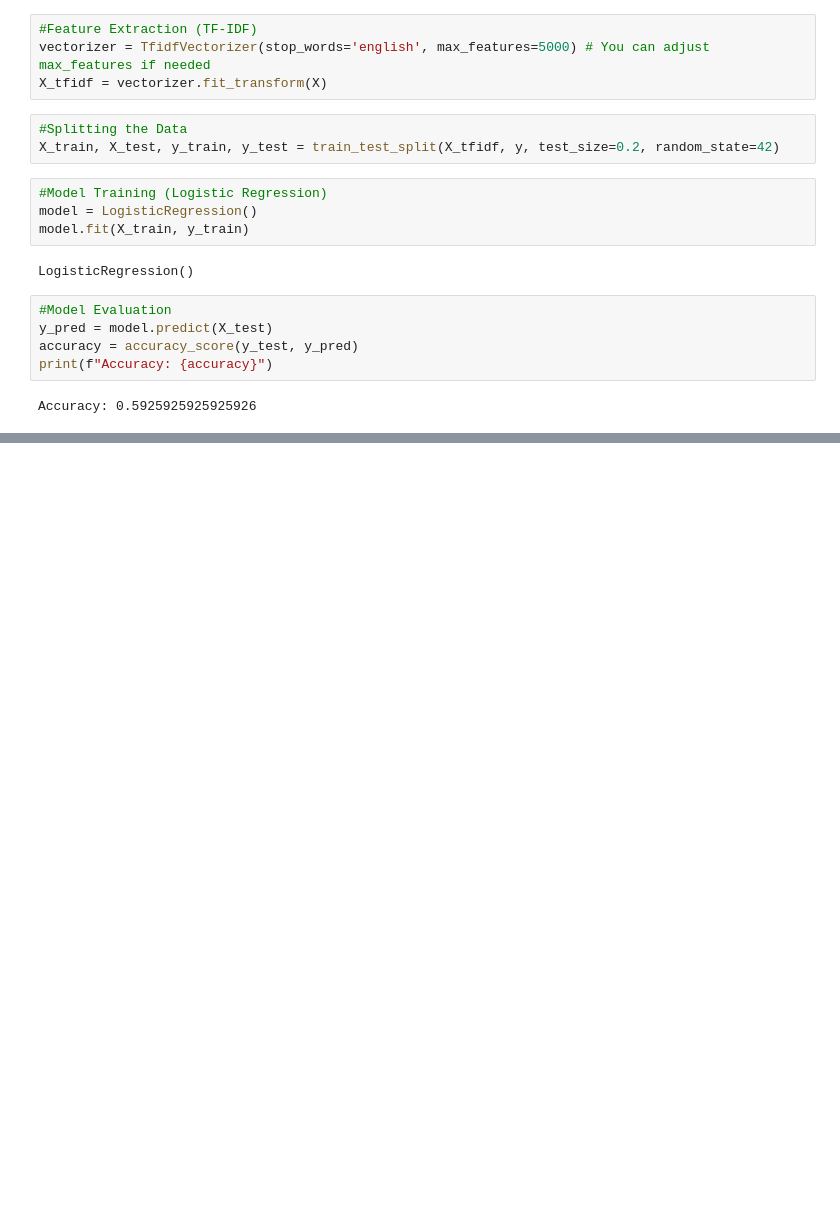
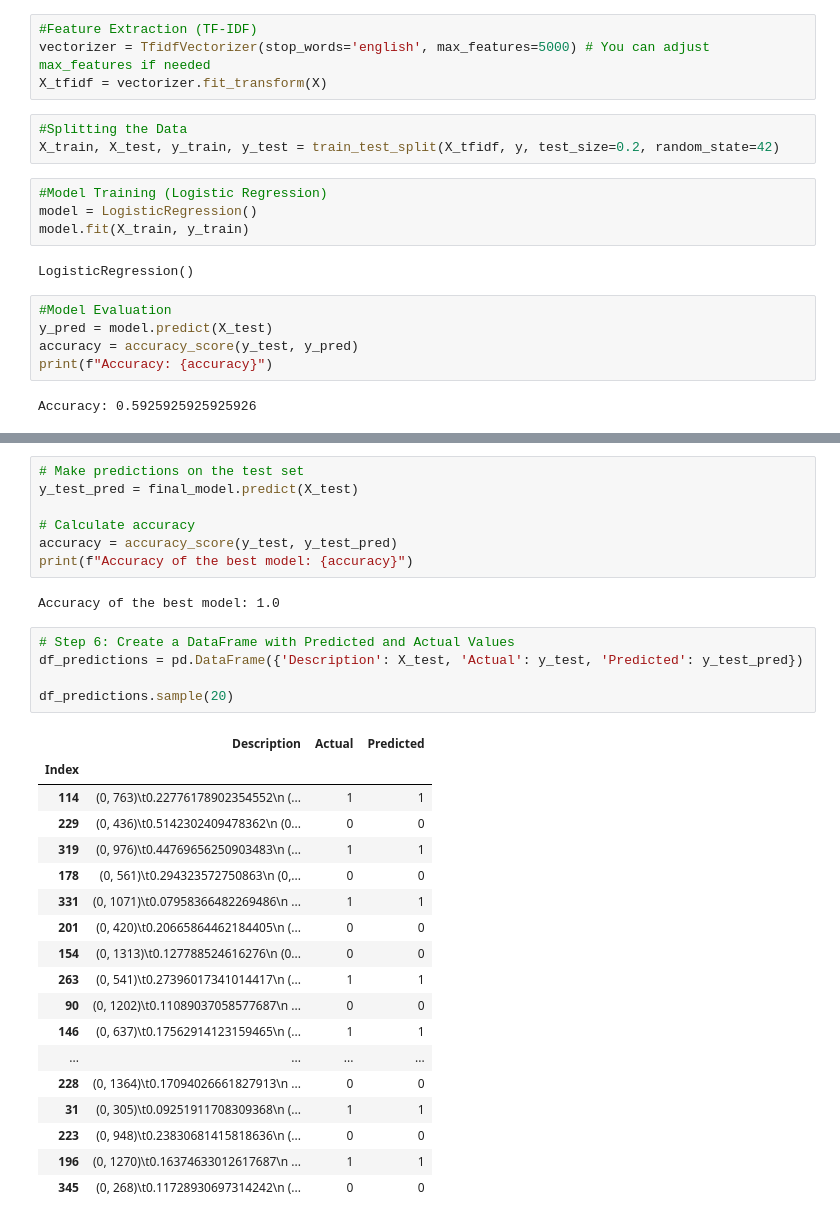
Before and after one commit to pietrostolf/Facebook-Marketplace-Analysis-Dashboard, a Jupyter notebook: Rebuilt_tag_identifier.ipynb, the cells around one changed output, grey strips where cells are left out. Saved outputs shown, nothing was run; the diff lists cells and outputs as text; blank space fills up the shorter version.

```diff
--- a/Rebuilt_tag_identifier.ipynb
+++ b/Rebuilt_tag_identifier.ipynb
@@ -119,0 +160,33 @@ Accuracy: 0.5925925925925926
+# %%
+# Make predictions on the test set
+y_test_pred = final_model.predict(X_test)
+
+# Calculate accuracy
+accuracy = accuracy_score(y_test, y_test_pred)
+print(f"Accuracy of the best model: {accuracy}")
+# %% [output]
+Accuracy of the best model: 1.0
+# %%
+# Step 6: Create a DataFrame with Predicted and Actual Values
+df_predictions = pd.DataFrame({'Description': X_test, 'Actual': y_test, 'Predicted': y_test_pred})
+
+df_predictions.sample(20)
+# %% [output]
+|  | Description | Actual | Predicted |
+| Index |  |  |  |
+| 114 | (0, 763)\t0.22776178902354552\n (... | 1 | 1 |
+| 229 | (0, 436)\t0.5142302409478362\n (0... | 0 | 0 |
+| 319 | (0, 976)\t0.44769656250903483\n (... | 1 | 1 |
+| 178 | (0, 561)\t0.294323572750863\n (0,... | 0 | 0 |
+| 331 | (0, 1071)\t0.07958366482269486\n ... | 1 | 1 |
+| 201 | (0, 420)\t0.20665864462184405\n (... | 0 | 0 |
+| 154 | (0, 1313)\t0.127788524616276\n (0... | 0 | 0 |
+| 263 | (0, 541)\t0.27396017341014417\n (... | 1 | 1 |
+| 90 | (0, 1202)\t0.11089037058577687\n ... | 0 | 0 |
+| 146 | (0, 637)\t0.17562914123159465\n (... | 1 | 1 |
+| ... | ... | ... | ... |
+| 228 | (0, 1364)\t0.17094026661827913\n ... | 0 | 0 |
+| 31 | (0, 305)\t0.09251911708309368\n (... | 1 | 1 |
+| 223 | (0, 948)\t0.23830681415818636\n (... | 0 | 0 |
+| 196 | (0, 1270)\t0.16374633012617687\n ... | 1 | 1 |
+| 345 | (0, 268)\t0.11728930697314242\n (... | 0 | 0 |
```
Also changed, not shown: parts of 5 cells of this notebook.
